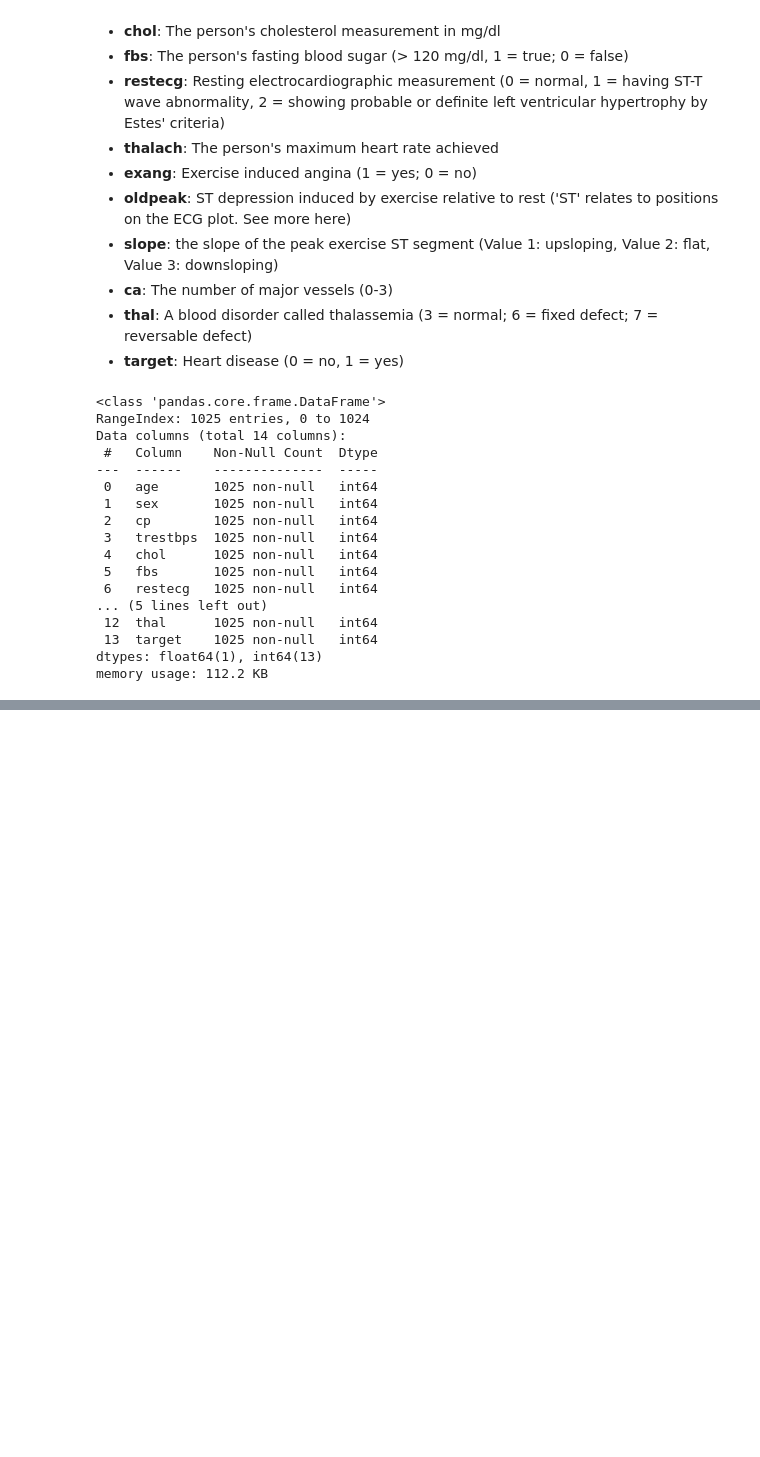
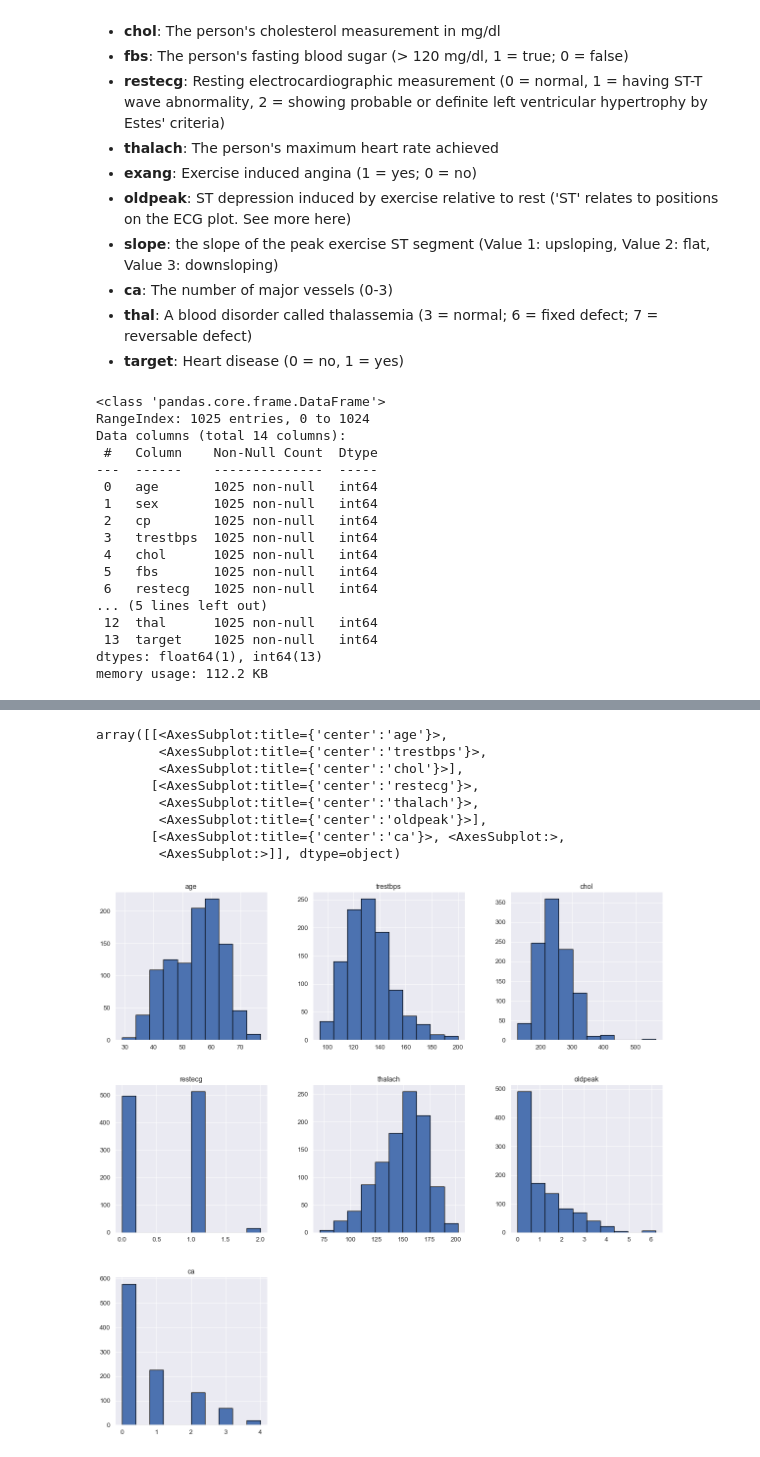
Before and after one commit to franck225-coder/Machine-Learning-project-series, a Jupyter notebook: logistic regression/heart disease prediction/heart_disease_prediction.ipynb, the cells around one changed output, grey strips where cells are left out. Drawn from its saved outputs; the diff is of its cells as text; code cells hidden in the pictures; blank space fills up the shorter version.

Commit message:
density plot

```diff
--- a/logistic regression/heart disease prediction/heart_disease_prediction.ipynb
+++ b/logistic regression/heart disease prediction/heart_disease_prediction.ipynb
@@ -139,0 +155,13 @@ Length: 14, dtype: float64
+# %%
+sns.set(font_scale = 1.2)
+data.hist(figsize=(20,20), edgecolor="black", linewidth=1.2)
+# %% [output]
+array([[<AxesSubplot:title={'center':'age'}>,
+        <AxesSubplot:title={'center':'trestbps'}>,
+        <AxesSubplot:title={'center':'chol'}>],
+       [<AxesSubplot:title={'center':'restecg'}>,
+        <AxesSubplot:title={'center':'thalach'}>,
+        <AxesSubplot:title={'center':'oldpeak'}>],
+       [<AxesSubplot:title={'center':'ca'}>, <AxesSubplot:>,
+        <AxesSubplot:>]], dtype=object)
+[figure, added]
```
Also changed, not shown: parts of 8 cells of this notebook.
